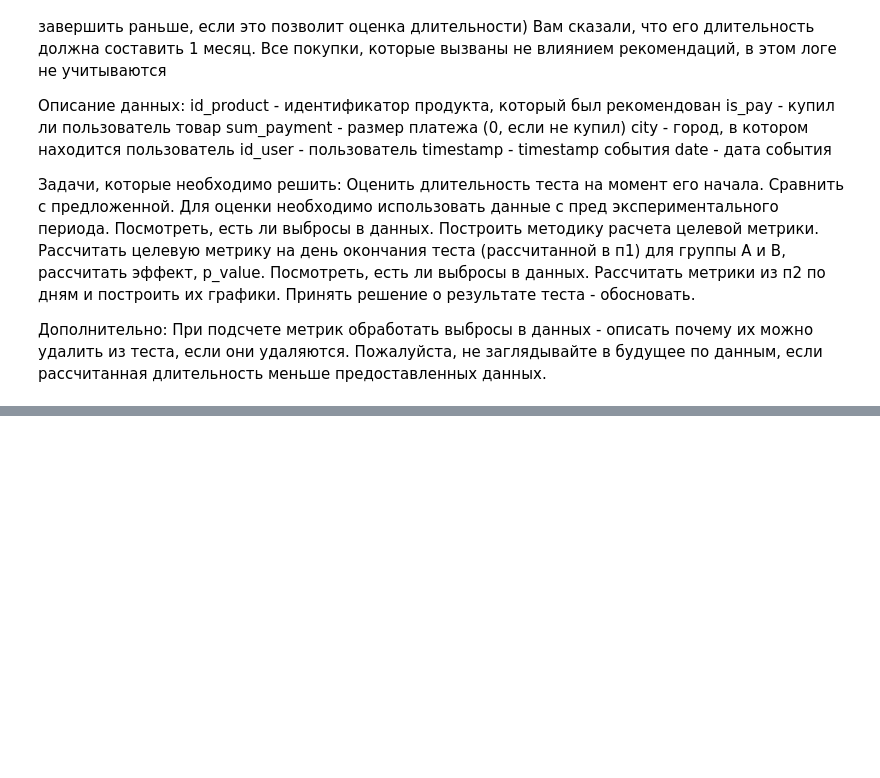
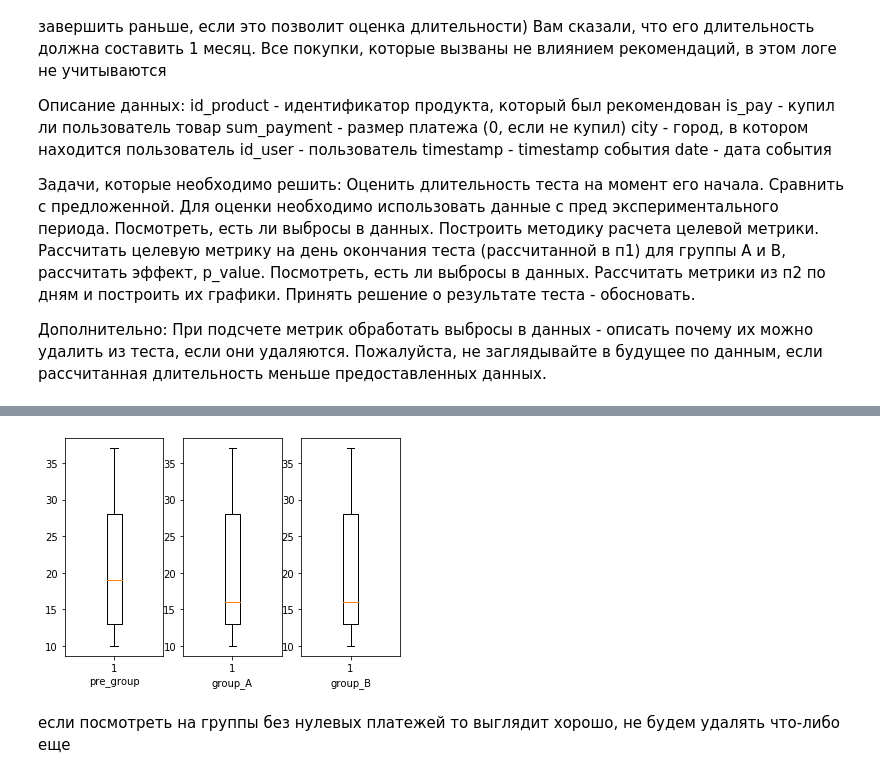
Before and after one commit to nmsonic/ab_test, a Jupyter notebook: Homework_4.ipynb, the cells around one changed output, grey strips where cells are left out. Drawn from its saved outputs; the diff is of its cells as text; code cells hidden in the pictures; blank space fills up the shorter version.

```diff
--- a/Homework_4.ipynb
+++ b/Homework_4.ipynb
@@ -112,0 +75,19 @@ See the caveats in the documentation: https://pandas.pydata.org/pandas-docs/stab
+# %%
+data = data[data.sum_payment <= data.sum_payment.quantile(q=0.99)]
+# %%
+pre_group = data[data['group'].isna()]
+group_A = data[data['group'] == 'A']
+group_B = data[data['group'] == 'B']
+# %%
+groups = ['pre_group', 'group_A', 'group_B']
+dfs = [pre_group, group_A, group_B]
+fig, ax = plt.subplots(1, 3)
+ax = ax.flat
+for num, df in enumerate(dfs):
+    ax[num].boxplot(df[df.sum_payment != 0]['sum_payment'])
+    ax[num].set_xlabel(groups[num])
+plt.show()
+# %% [output]
+[figure, added]
+# %% [markdown]
+если посмотреть  на группы без нулевых платежей то выглядит хорошо, не будем удалять что-либо еще
```
Also changed, not shown: parts of 15 cells of this notebook.
